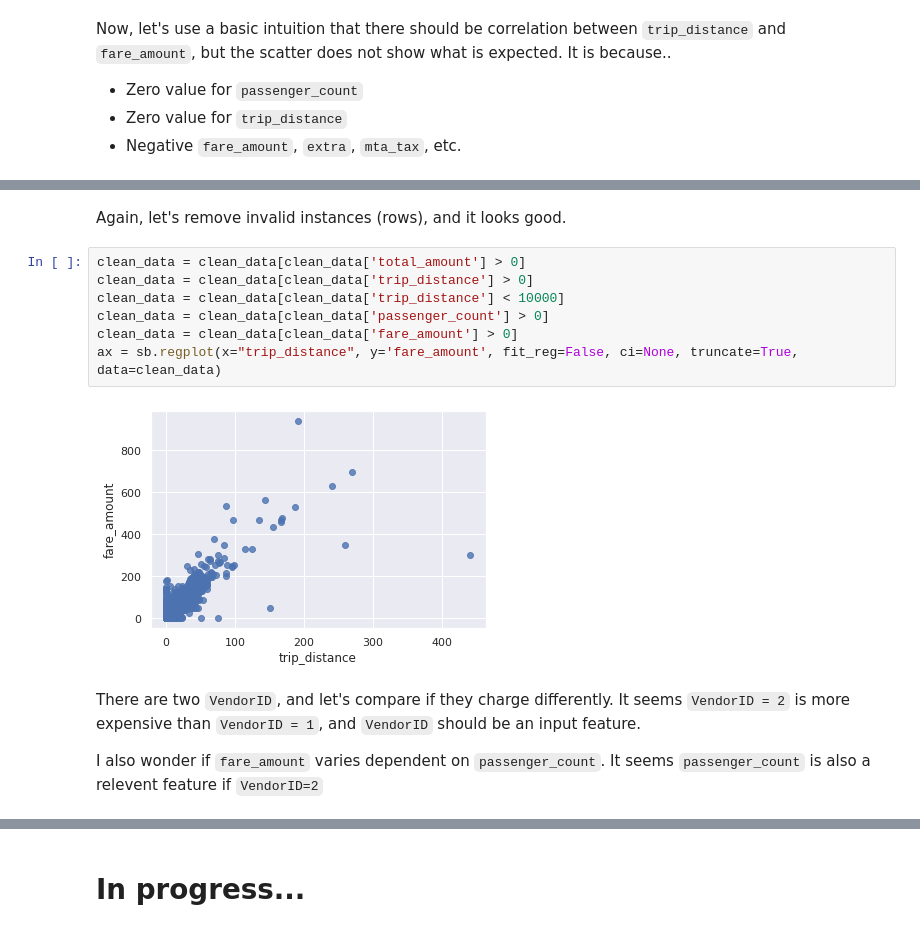
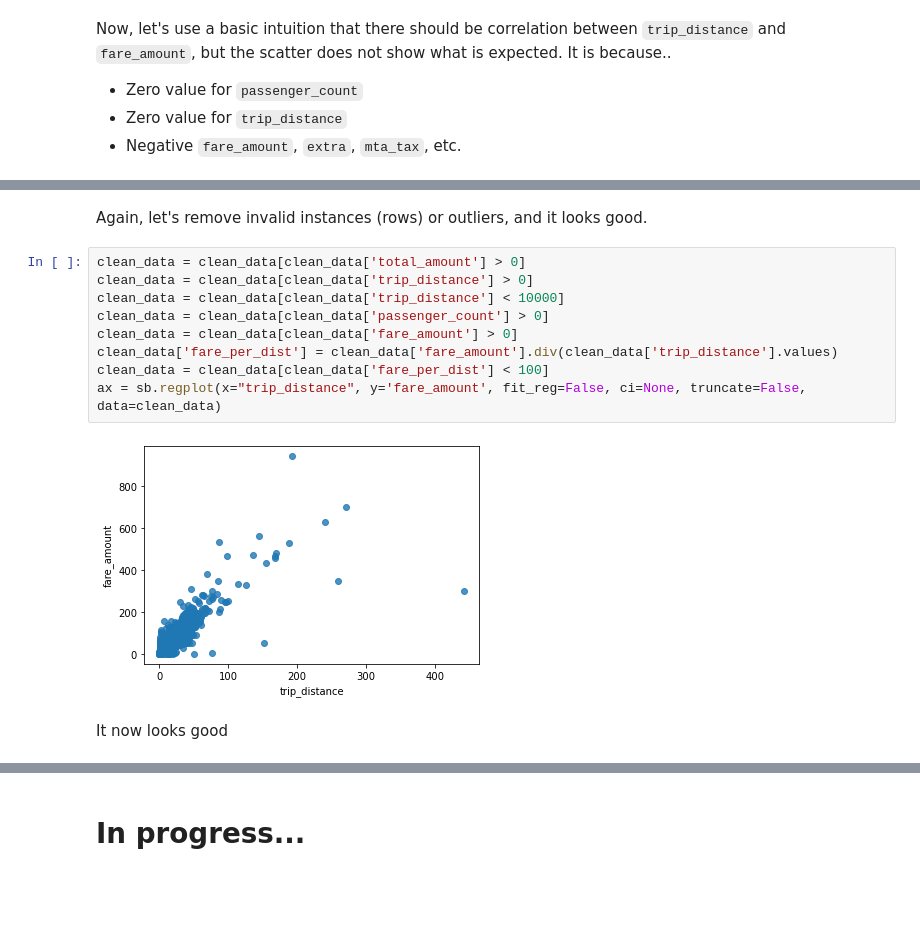
Before and after one commit to choiw-public/BigData-NYC-taxi-fare-prediction, a Jupyter notebook: NYC_taxi_fare_prediction.ipynb, the cells around one changed output, grey strips where cells are left out. Drawn from its saved outputs; the diff is of its cells as text; blank space fills up the shorter version.

````diff
--- a/NYC_taxi_fare_prediction.ipynb
+++ b/NYC_taxi_fare_prediction.ipynb
@@ -87,18 +87,18 @@ ax = sb.regplot(x="trip_distance", y='fare_amount', fit_reg=False, ci=None, trun
 # %% [markdown]
-Again, let's remove invalid instances (rows), and it looks good.
+Again, let's remove invalid instances (rows) or outliers, and it looks good.
 # %%
 clean_data = clean_data[clean_data['total_amount'] > 0]
 clean_data = clean_data[clean_data['trip_distance'] > 0]
 clean_data = clean_data[clean_data['trip_distance'] < 10000]
 clean_data = clean_data[clean_data['passenger_count'] > 0]
 clean_data = clean_data[clean_data['fare_amount'] > 0]
-ax = sb.regplot(x="trip_distance", y='fare_amount', fit_reg=False, ci=None, truncate=True, data=clean_data)
+clean_data['fare_per_dist'] = clean_data['fare_amount'].div(clean_data['trip_distance'].values)
+clean_data = clean_data[clean_data['fare_per_dist'] < 100]
+ax = sb.regplot(x="trip_distance", y='fare_amount', fit_reg=False, ci=None, truncate=False, data=clean_data)
 # %% [output]
-[figure, old version]
+[figure, new version]
-# %% [markdown]
-There are two ```VendorID```, and let's compare if they charge differently. It seems ```VendorID = 2``` is more expensive than ```VendorID = 1```, and ```VendorID``` should be an input feature.
-
-I also wonder if ```fare_amount``` varies dependent on ```passenger_count```. It seems ```passenger_count``` is also a relevent feature if ```VendorID=2```
+# %% [markdown]
+It now looks good
 # %%
 v1 = clean_data[clean_data['VendorID']==1]
 v2 = clean_data[clean_data['VendorID']==2]
````
Also changed, not shown: parts of 12 cells of this notebook.
